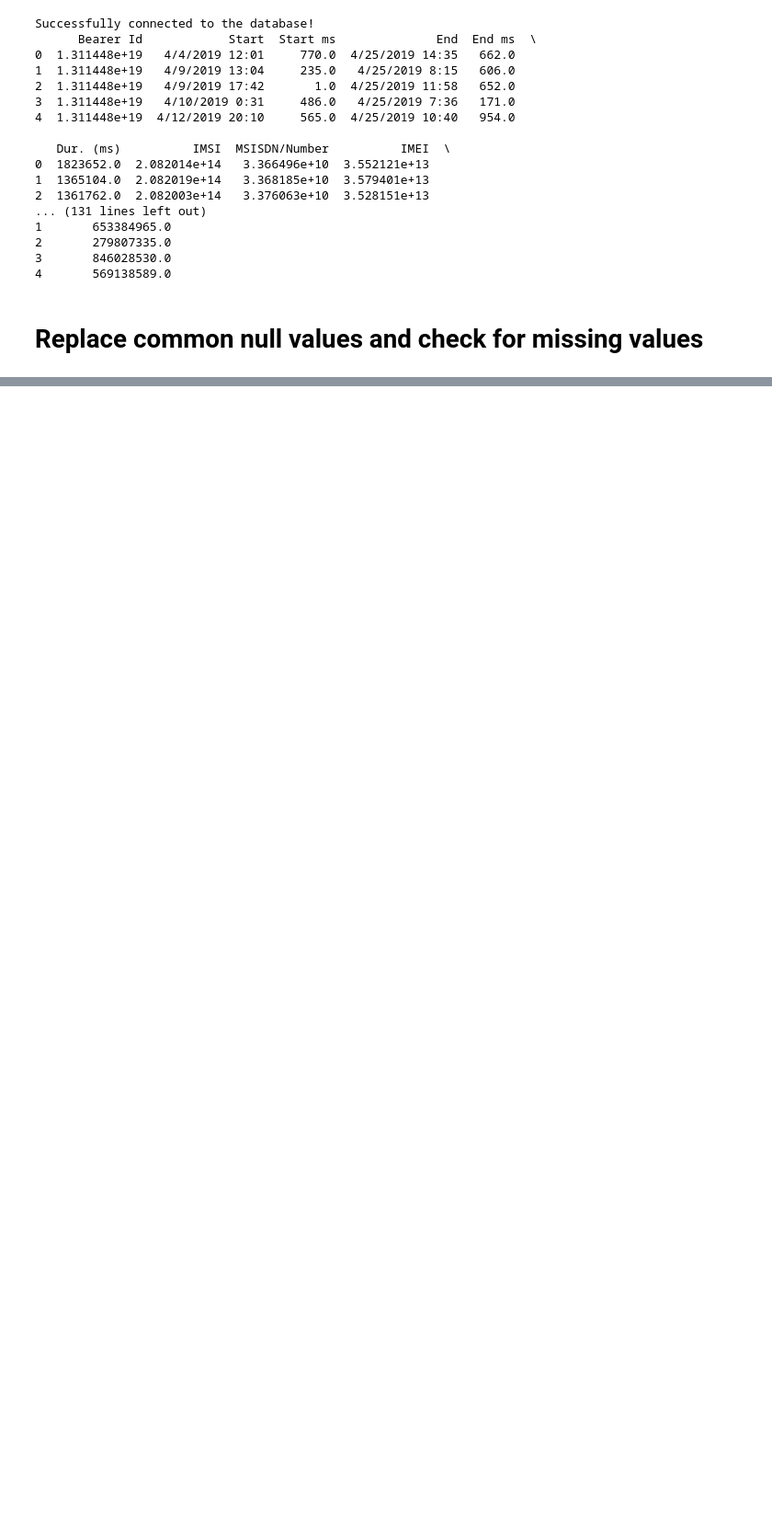
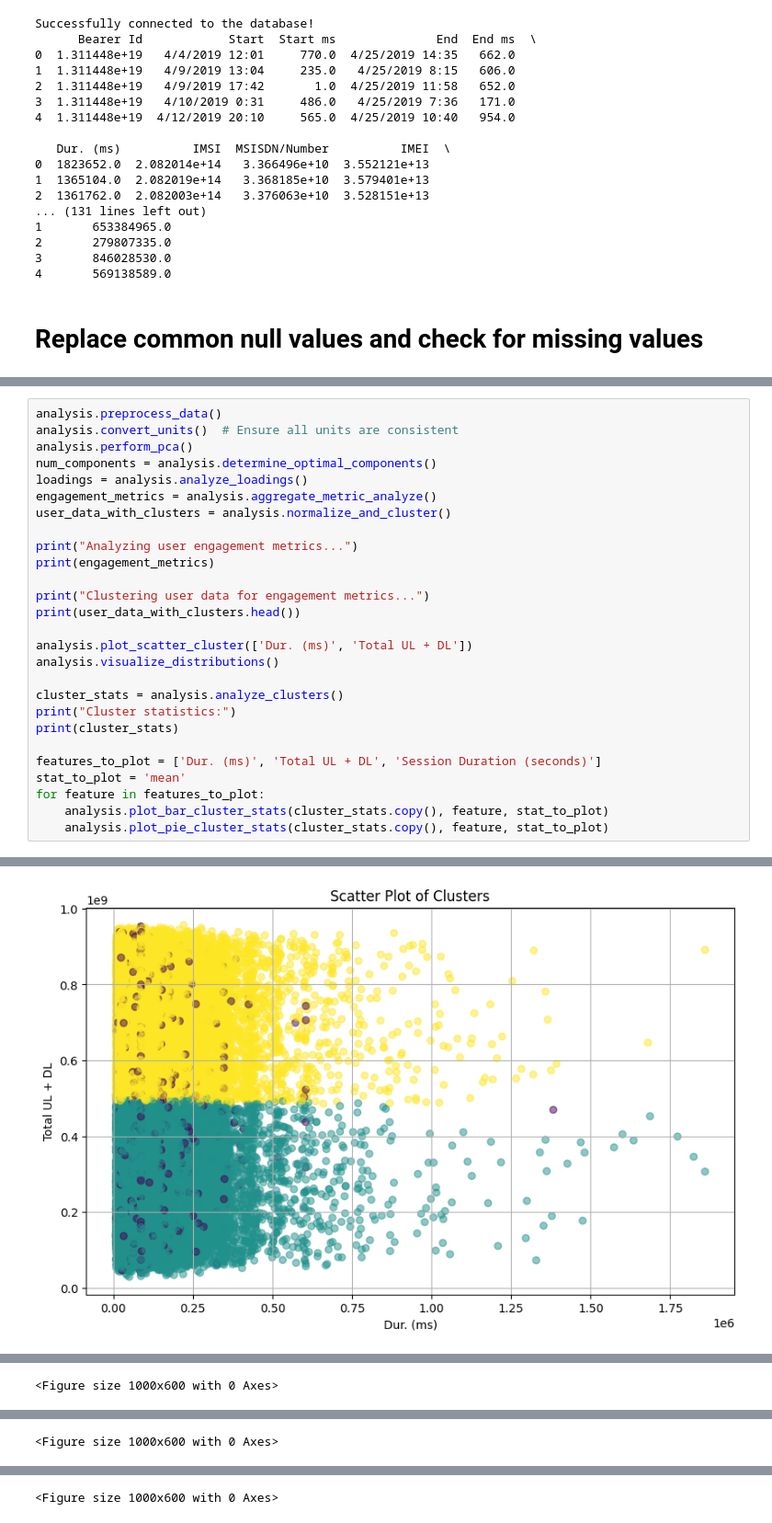
Before and after one commit to Ermi23/Telecom-Analysis, a Jupyter notebook: notebooks/User_Engagement_analysis.ipynb, the cells around one changed output, grey strips where cells are left out. Shown at 92% size. Drawn from its saved outputs; the diff is of its cells as text; blank space fills up the shorter version.

Commit message:
impliment clustering algorithms

```diff
--- a/notebooks/User_Engagement_analysis.ipynb
+++ b/notebooks/User_Engagement_analysis.ipynb
@@ -140,0 +180,28 @@ PCA does not accept missing values encoded as NaN natively. For supervised learn
+# %%
+analysis.preprocess_data()
+analysis.convert_units()  # Ensure all units are consistent
+analysis.perform_pca()
+num_components = analysis.determine_optimal_components()
+loadings = analysis.analyze_loadings()
+engagement_metrics = analysis.aggregate_metric_analyze()
+user_data_with_clusters = analysis.normalize_and_cluster()
+
+print("Analyzing user engagement metrics...")
+print(engagement_metrics)
+
+print("Clustering user data for engagement metrics...")
+print(user_data_with_clusters.head())
+
+analysis.plot_scatter_cluster(['Dur. (ms)', 'Total UL + DL'])
+analysis.visualize_distributions()
+
+cluster_stats = analysis.analyze_clusters()
+print("Cluster statistics:")
+print(cluster_stats)
+
+features_to_plot = ['Dur. (ms)', 'Total UL + DL', 'Session Duration (seconds)']
+stat_to_plot = 'mean'
+for feature in features_to_plot:
+    analysis.plot_bar_cluster_stats(cluster_stats.copy(), feature, stat_to_plot)
+    analysis.plot_pie_cluster_stats(cluster_stats.copy(), feature, stat_to_plot)
+# %% [output]
@@ -140,0 +225 @@ PCA does not accept missing values encoded as NaN natively. For supervised learn
+[figure, added]
@@ -140,0 +244 @@ PCA does not accept missing values encoded as NaN natively. For supervised learn
+<Figure size 1000x600 with 0 Axes>
@@ -140,0 +247 @@ PCA does not accept missing values encoded as NaN natively. For supervised learn
+<Figure size 1000x600 with 0 Axes>
@@ -140,0 +250 @@ PCA does not accept missing values encoded as NaN natively. For supervised learn
+<Figure size 1000x600 with 0 Axes>
```
Also changed, not shown: parts of 6 cells of this notebook, 1 other file.
